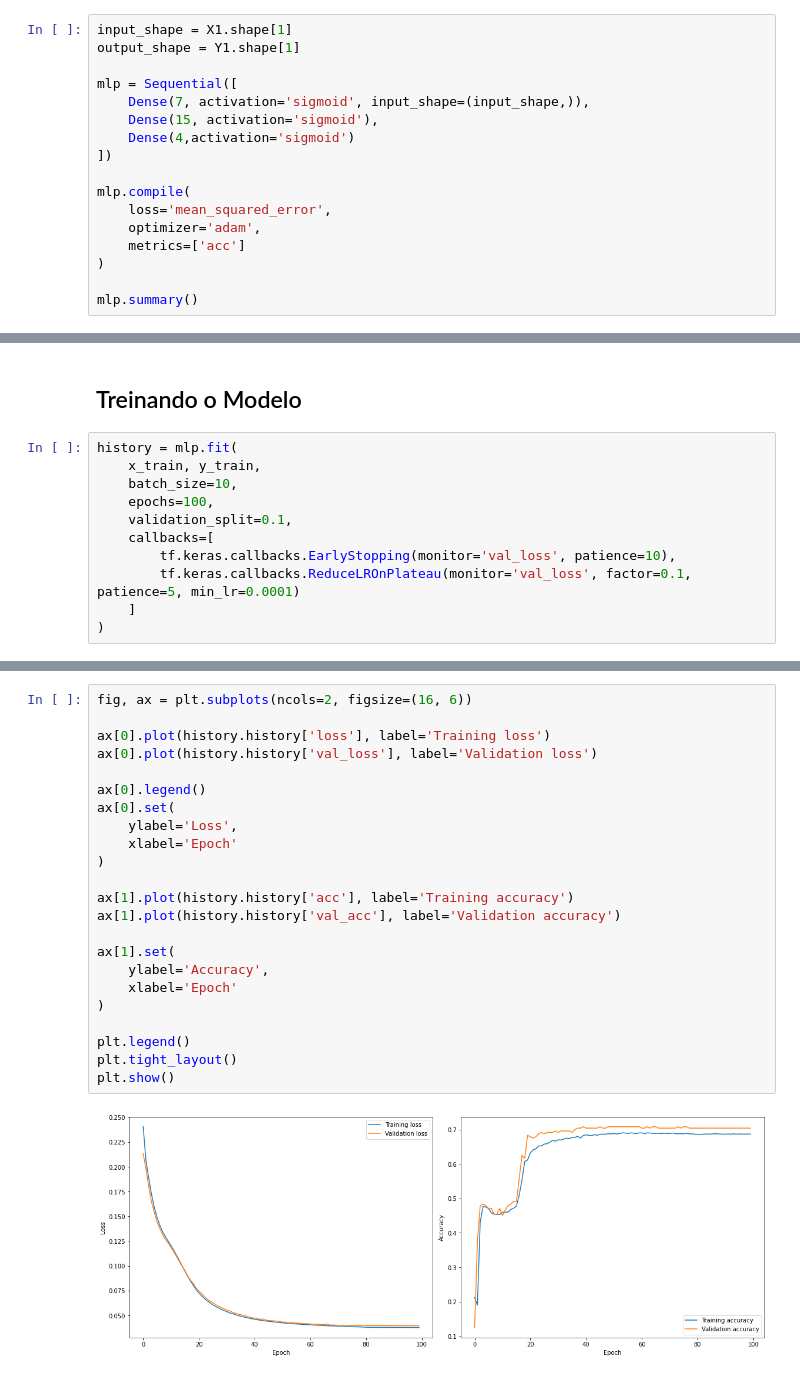
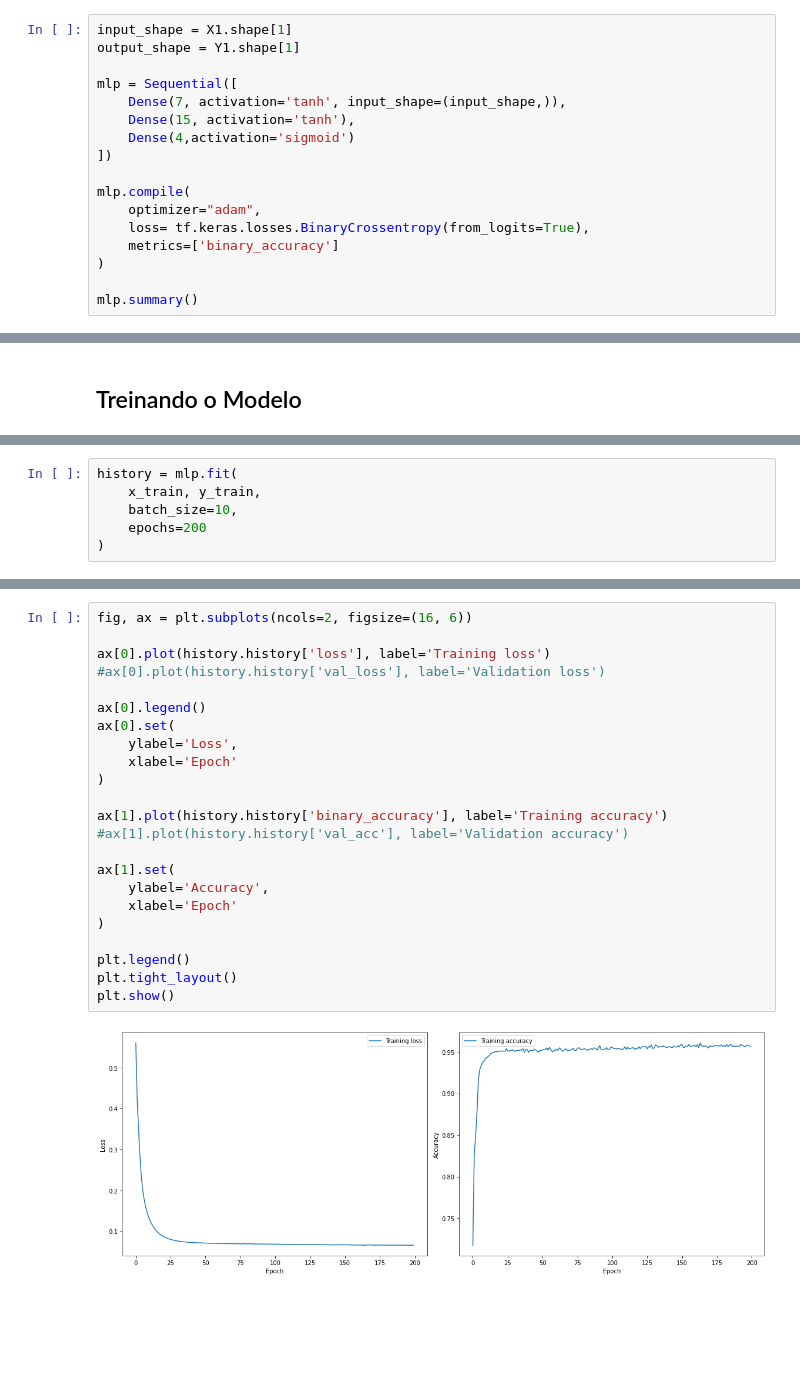
Before and after one commit to aryelmedeiros/digital_sistems, a Jupyter notebook: redes_neurais_embarcadas/Sistemas_Digitais_Trabalho_final.ipynb, the cells around one changed output, grey strips where cells are left out. Cells and saved outputs as stored; diff of their text form; blank space fills up the shorter version.

```diff
--- a/redes_neurais_embarcadas/Sistemas_Digitais_Trabalho_final.ipynb
+++ b/redes_neurais_embarcadas/Sistemas_Digitais_Trabalho_final.ipynb
@@ -60,15 +60,15 @@ input_shape = X1.shape[1]
 output_shape = Y1.shape[1]
 
 mlp = Sequential([
-    Dense(7, activation='sigmoid', input_shape=(input_shape,)),
-    Dense(15, activation='sigmoid'),
+    Dense(7, activation='tanh', input_shape=(input_shape,)),
+    Dense(15, activation='tanh'),
     Dense(4,activation='sigmoid')
 ])
 
 mlp.compile(
-    loss='mean_squared_error',
-    optimizer='adam',
-    metrics=['acc']
+    optimizer="adam",
+    loss= tf.keras.losses.BinaryCrossentropy(from_logits=True),
+    metrics=['binary_accuracy']
 )
 
 mlp.summary()
@@ -90,14 +90,3 @@ Non-trainable params: 0
 _________________________________________________________________
 # %% [markdown]
 ## Treinando o Modelo
-# %%
-history = mlp.fit(
-    x_train, y_train,
-    batch_size=10,
-    epochs=100,
-    validation_split=0.1,
-    callbacks=[
-        tf.keras.callbacks.EarlyStopping(monitor='val_loss', patience=10),
-        tf.keras.callbacks.ReduceLROnPlateau(monitor='val_loss', factor=0.1, patience=5, min_lr=0.0001)
-    ]
-)
@@ -121,0 +93,6 @@ Epoch 100/100
+# %%
+history = mlp.fit(
+    x_train, y_train,
+    batch_size=10,
+    epochs=200
+)
@@ -122,25 +118,25 @@ Epoch 100/100
 # %%
 fig, ax = plt.subplots(ncols=2, figsize=(16, 6))
 
 ax[0].plot(history.history['loss'], label='Training loss')
-ax[0].plot(history.history['val_loss'], label='Validation loss')
+#ax[0].plot(history.history['val_loss'], label='Validation loss')
 
 ax[0].legend()
 ax[0].set(
     ylabel='Loss',
     xlabel='Epoch'
 )
 
-ax[1].plot(history.history['acc'], label='Training accuracy')
-ax[1].plot(history.history['val_acc'], label='Validation accuracy')
+ax[1].plot(history.history['binary_accuracy'], label='Training accuracy')
+#ax[1].plot(history.history['val_acc'], label='Validation accuracy')
 
 ax[1].set(
     ylabel='Accuracy',
     xlabel='Epoch'
 )
 
 plt.legend()
 plt.tight_layout()
 plt.show()
 # %% [output]
-[figure, old version]
+[figure, new version]
```
Also changed, not shown: parts of 16 cells of this notebook.
